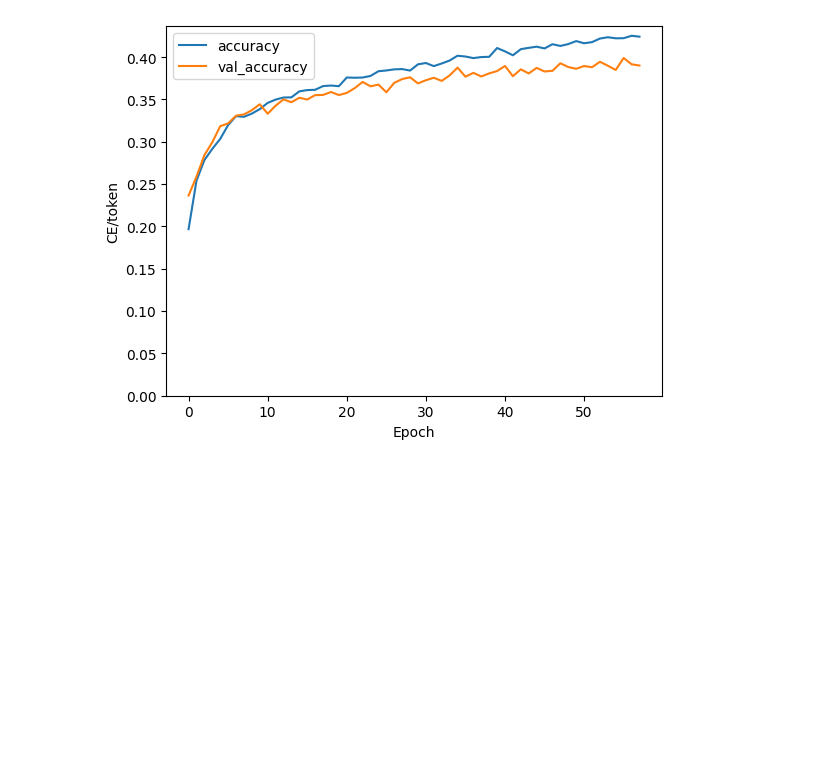
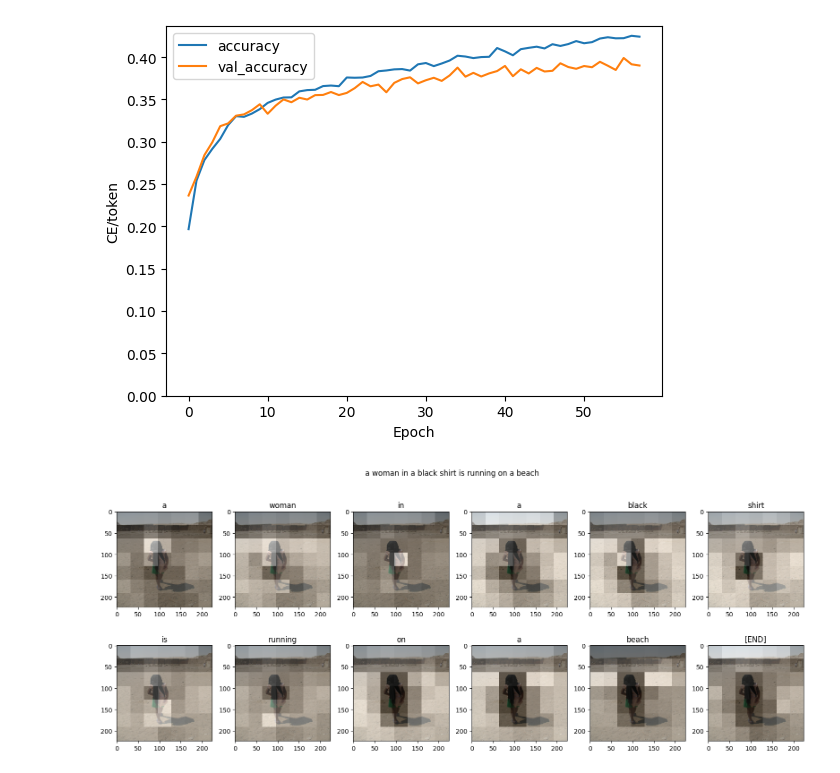
Before and after one commit to wangdayaya/Learning, a Jupyter notebook: tensorflow 2.x/4.image captioning.ipynb, the cells around one changed output. Cells and saved outputs as stored; diff of their text form; code cells hidden in the pictures; blank space fills up the shorter version.

Commit message:
4.image captioning

```diff
--- a/tensorflow 2.x/4.image captioning.ipynb
+++ b/tensorflow 2.x/4.image captioning.ipynb
@@ -500,6 +500,8 @@ def run_and_show_attention(self, image, temperature=0.0):
     t = plt.suptitle(result_txt)
     t.set_y(1.05)
 # %%
-image_url = 'D:/anacondaProjects/tensorflow/flickr8k/Flicker8k_Dataset/219843860_332e5ca7d4.jpg'
+image_url = 'D:/anacondaProjects/tensorflow/flickr8k/Flicker8k_Dataset/263231469_e85c74f5fd.jpg'
 image = load_image(image_url)
 run_and_show_attention(model, image)
+# %% [output]
+[figure, added]
```
Also changed, not shown: parts of 8 cells of this notebook.
